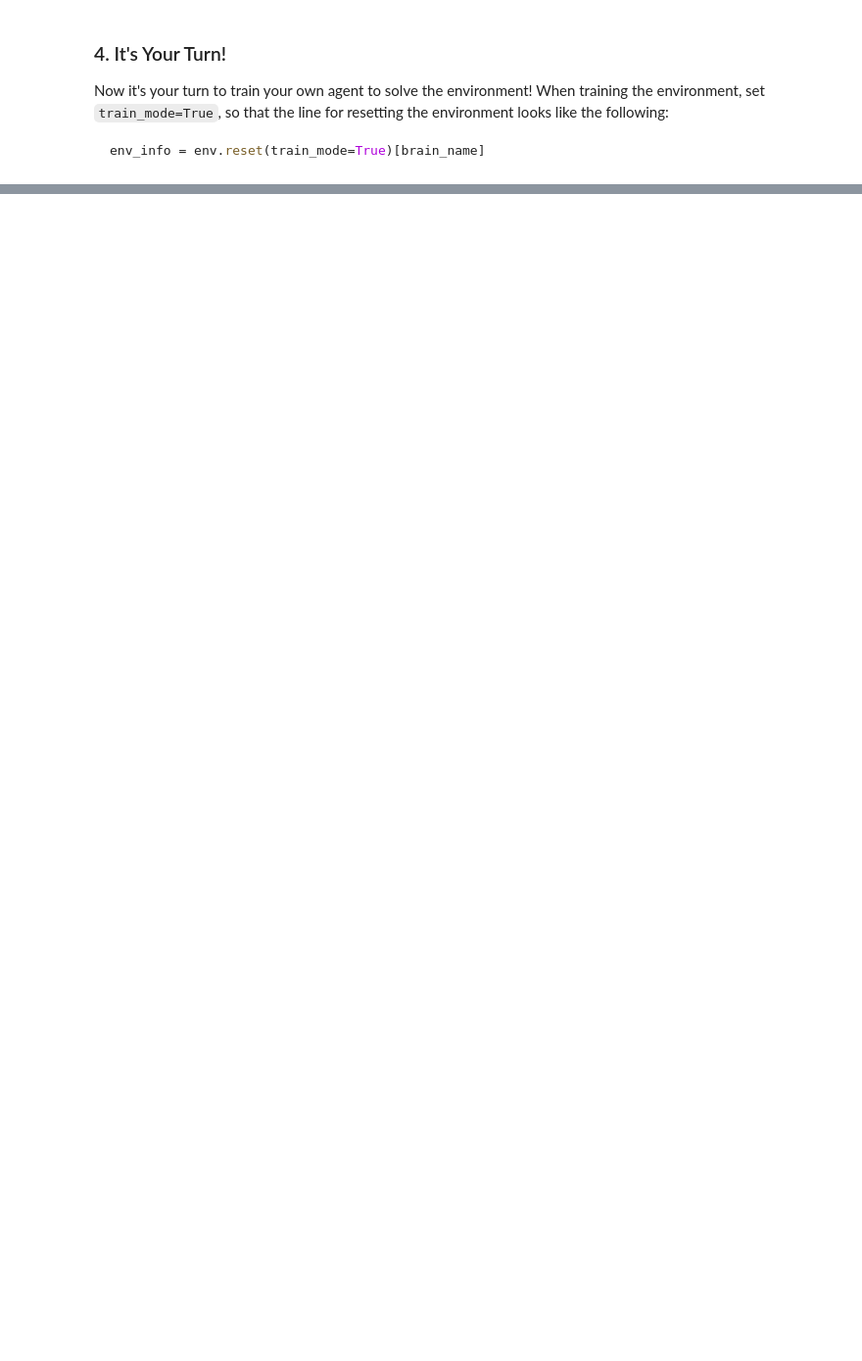
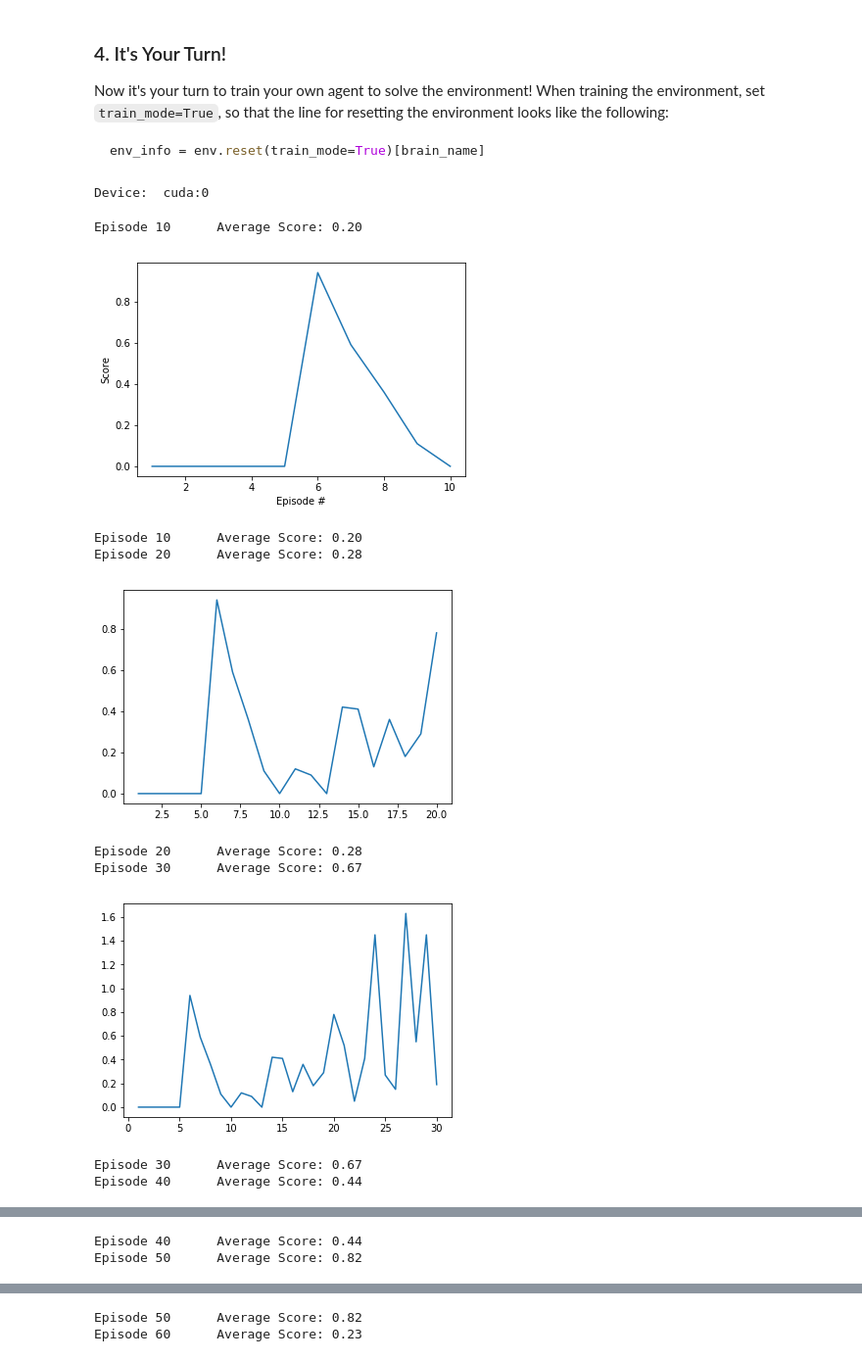
Before and after one commit to alikureishy/DRL-Continuous-Control, a Jupyter notebook: Continuous_Control.ipynb, the cells around one changed output, grey strips where cells are left out. Shown at 98% size. Saved outputs shown, nothing was run; the diff lists cells and outputs as text; code cells hidden in the pictures; blank space fills up the shorter version.

Commit message:
Initial checkin of running code -- but not training

````diff
--- a/Continuous_Control.ipynb
+++ b/Continuous_Control.ipynb
@@ -27,4 +27,4 @@ For instance, if you are using a Mac, then you downloaded `Reacher.app`.  If thi
 env = UnityEnvironment(file_name="Reacher.app")
 ```
 # %%
-env = UnityEnvironment(file_name='...')
+env = UnityEnvironment(file_name='Reacher_Linux/Reacher.x86_64')
@@ -67,19 +111,3 @@ In the next code cell, you will learn how to use the Python API to control the a
 Once this cell is executed, you will watch the agent's performance, if it selects an action at random with each time step.  A window should pop up that allows you to observe the agent, as it moves through the environment.
 
 Of course, as part of the project, you'll have to change the code so that the agent is able to use its experience to gradually choose better actions when interacting with the environment!
-# %%
-env_info = env.reset(train_mode=False)[brain_name]     # reset the environment
-states = env_info.vector_observations                  # get the current state (for each agent)
-scores = np.zeros(num_agents)                          # initialize the score (for each agent)
-while True:
-    actions = np.random.randn(num_agents, action_size) # select an action (for each agent)
-    actions = np.clip(actions, -1, 1)                  # all actions between -1 and 1
-    env_info = env.step(actions)[brain_name]           # send all actions to tne environment
-    next_states = env_info.vector_observations         # get next state (for each agent)
-    rewards = env_info.rewards                         # get reward (for each agent)
-    dones = env_info.local_done                        # see if episode finished
-    scores += env_info.rewards                         # update the score (for each agent)
-    states = next_states                               # roll over states to next time step
-    if np.any(dones):                                  # exit loop if episode finished
-        break
-print('Total score (averaged over agents) this episode: {}'.format(np.mean(scores)))
@@ -94,3 +153,55 @@ Now it's your turn to train your own agent to solve the environment!  When train
 ```python
 env_info = env.reset(train_mode=True)[brain_name]
 ```
+# %%
+import matplotlib.pyplot as plt
+%matplotlib inline
+from collections import deque
+from ddpg_agent import Agent
+
+def simulate(environment, agent, n_episodes=1000, print_every=10):
+    fig = plt.figure()
+    ax = fig.add_subplot(111)
+    plt.ylabel('Score')
+    plt.xlabel('Episode #')
+    scores_deque = deque(maxlen=print_every)
+    scores = []                          # initialize the score (for each agent)
+    for i_episode in range(1, n_episodes+1):
+        env_info = env.reset(train_mode=True)[brain_name]     # reset the environment
+        state = env_info.vector_observations[0]
+        agent.reset()
+        score = 0
+        while True:
+            action = agent.act(state)
+            env_info = env.step([action])[brain_name]
+            next_state, reward, done = env_info.vector_observations[0], env_info.rewards[0], env_info.local_done[0]
+            agent.step(state, action, reward, next_state, done)
+            state = next_state
+            score += reward
+            if done:
+#                 print(".", end="")
+                break
+        scores_deque.append(score)
+        scores.append(score)
+        print('\rEpisode {}\tAverage Score: {:.2f}'.format(i_episode, np.mean(scores_deque)), end="")
+        if i_episode % print_every == 0:
+            plt.plot(np.arange(1, len(scores)+1), scores)
+            plt.show()
+            print('\rEpisode {}\tAverage Score: {:.2f}'.format(i_episode, np.mean(scores_deque)))
+
+    return scores
+
+agent = Agent(state_size=brain.vector_observation_space_size, action_size=brain.vector_action_space_size, random_seed = 1);
+scores = simulate(env, agent)
+# %% [output]
+Device:  cuda:0
+Episode 10      Average Score: 0.20
+[figure, added]
+Episode 10      Average Score: 0.20
+Episode 20      Average Score: 0.28
+[figure, added]
+Episode 20      Average Score: 0.28
+Episode 30      Average Score: 0.67
+[figure, added]
+Episode 30      Average Score: 0.67
+Episode 40      Average Score: 0.44
@@ -96,0 +209,2 @@ env_info = env.reset(train_mode=True)[brain_name]
+Episode 40      Average Score: 0.44
+Episode 50      Average Score: 0.82
@@ -96,0 +212,2 @@ env_info = env.reset(train_mode=True)[brain_name]
+Episode 50      Average Score: 0.82
+Episode 60      Average Score: 0.23
````
Also changed, not shown: parts of 7 cells of this notebook, 3 other files.
